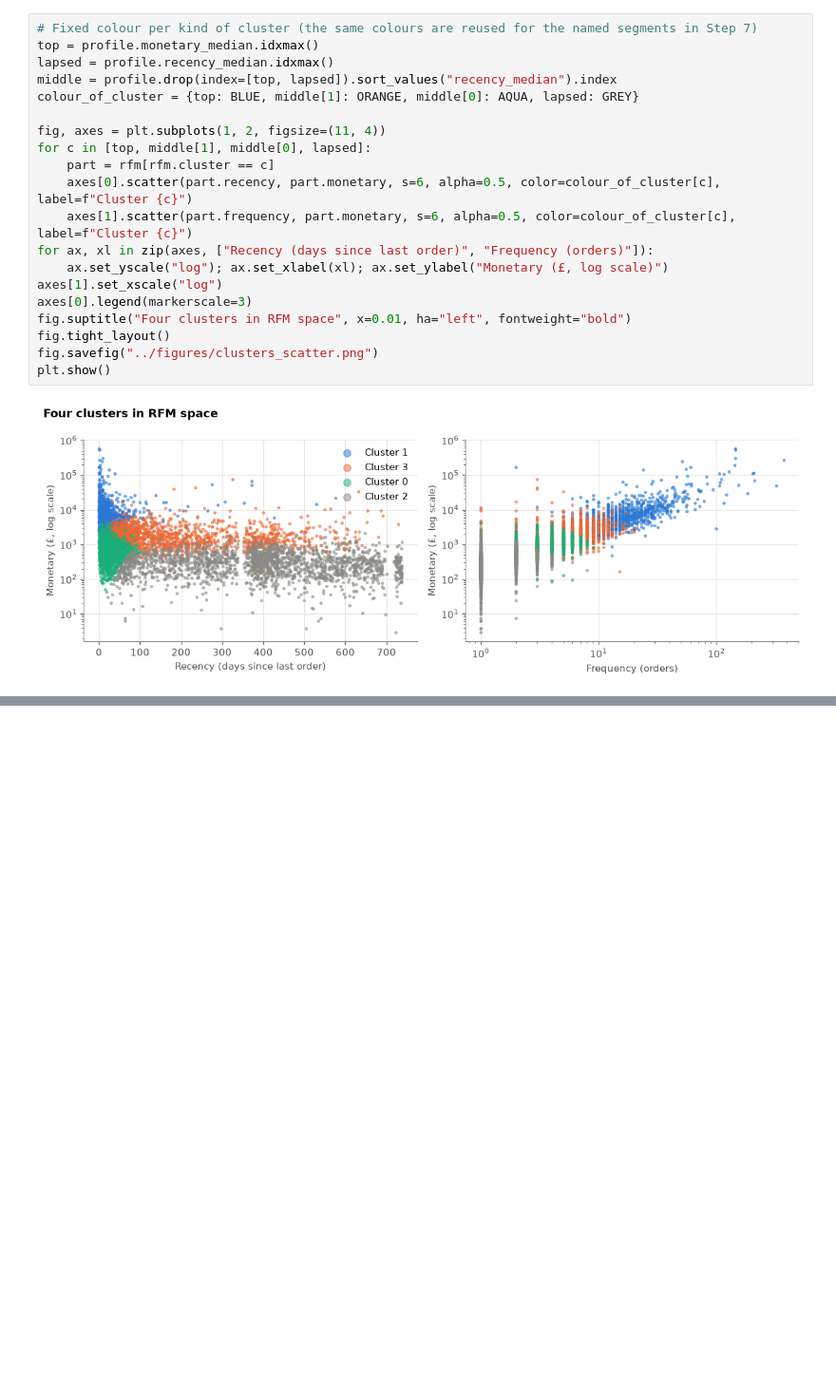
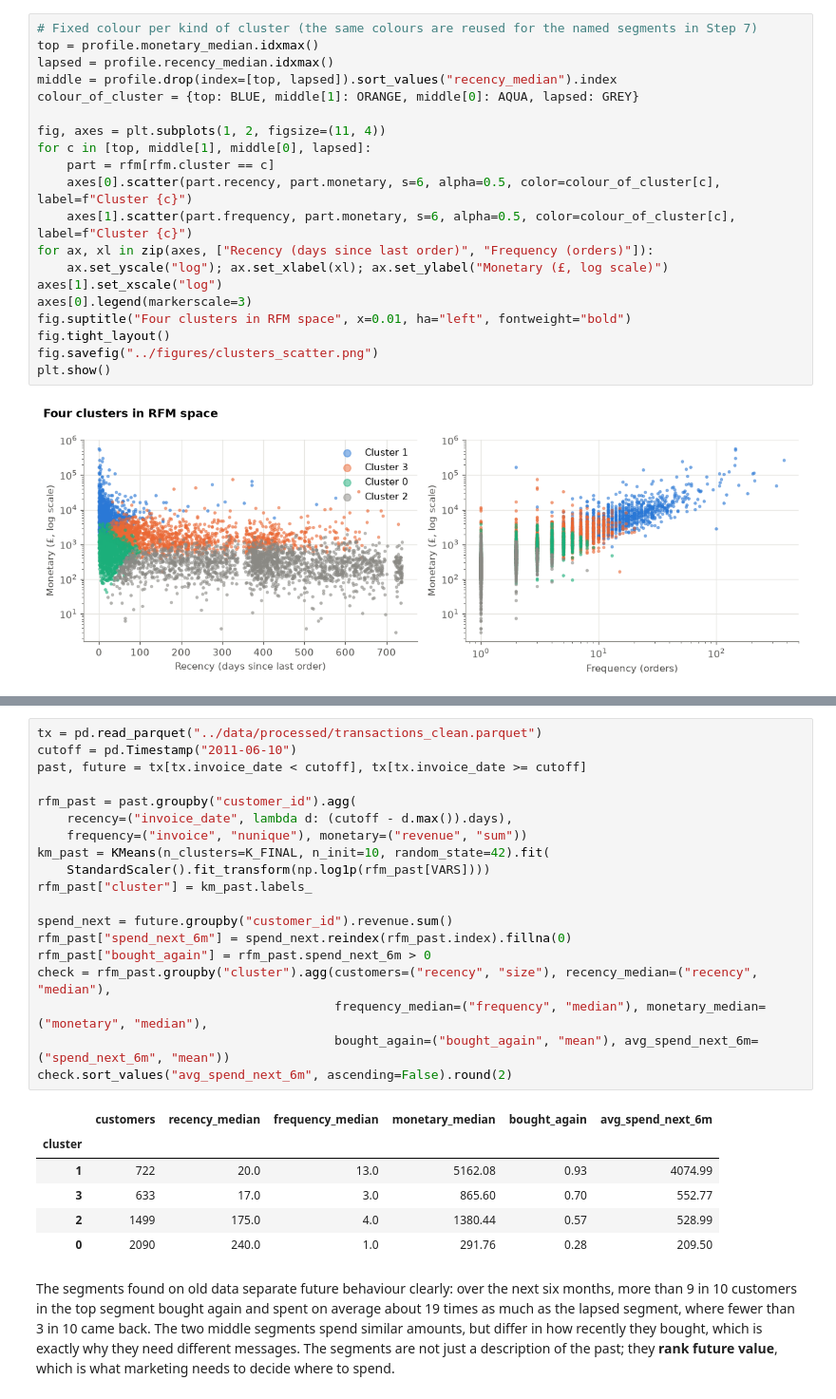
Before and after one commit to vusumuzinkosi/customer-segmentation-rfm, a Jupyter notebook: notebooks/03_kmeans.ipynb, the cells around one changed output, grey strips where cells are left out. Shown at 95% size. Cells and saved outputs as stored; diff of their text form; blank space fills up the shorter version.

```diff
--- a/notebooks/03_kmeans.ipynb
+++ b/notebooks/03_kmeans.ipynb
@@ -135,0 +169,28 @@ plt.show()
+# %%
+tx = pd.read_parquet("../data/processed/transactions_clean.parquet")
+cutoff = pd.Timestamp("2011-06-10")
+past, future = tx[tx.invoice_date < cutoff], tx[tx.invoice_date >= cutoff]
+
+rfm_past = past.groupby("customer_id").agg(
+    recency=("invoice_date", lambda d: (cutoff - d.max()).days),
+    frequency=("invoice", "nunique"), monetary=("revenue", "sum"))
+km_past = KMeans(n_clusters=K_FINAL, n_init=10, random_state=42).fit(
+    StandardScaler().fit_transform(np.log1p(rfm_past[VARS])))
+rfm_past["cluster"] = km_past.labels_
+
+spend_next = future.groupby("customer_id").revenue.sum()
+rfm_past["spend_next_6m"] = spend_next.reindex(rfm_past.index).fillna(0)
+rfm_past["bought_again"] = rfm_past.spend_next_6m > 0
+check = rfm_past.groupby("cluster").agg(customers=("recency", "size"), recency_median=("recency", "median"),
+                                        frequency_median=("frequency", "median"), monetary_median=("monetary", "median"),
+                                        bought_again=("bought_again", "mean"), avg_spend_next_6m=("spend_next_6m", "mean"))
+check.sort_values("avg_spend_next_6m", ascending=False).round(2)
+# %% [output]
+|  | customers | recency_median | frequency_median | monetary_median | bought_again | avg_spend_next_6m |
+| cluster |  |  |  |  |  |  |
+| 1 | 722 | 20.0 | 13.0 | 5162.08 | 0.93 | 4074.99 |
+| 3 | 633 | 17.0 | 3.0 | 865.60 | 0.70 | 552.77 |
+| 2 | 1499 | 175.0 | 4.0 | 1380.44 | 0.57 | 528.99 |
+| 0 | 2090 | 240.0 | 1.0 | 291.76 | 0.28 | 209.50 |
+# %% [markdown]
+The segments found on old data separate future behaviour clearly: over the next six months, more than 9 in 10 customers in the top segment bought again and spent on average about 19 times as much as the lapsed segment, where fewer than 3 in 10 came back. The two middle segments spend similar amounts, but differ in how recently they bought, which is exactly why they need different messages. The segments are not just a description of the past; they **rank future value**, which is what marketing needs to decide where to spend.
```
Also changed, not shown: parts of 6 cells of this notebook, 1 other file.
